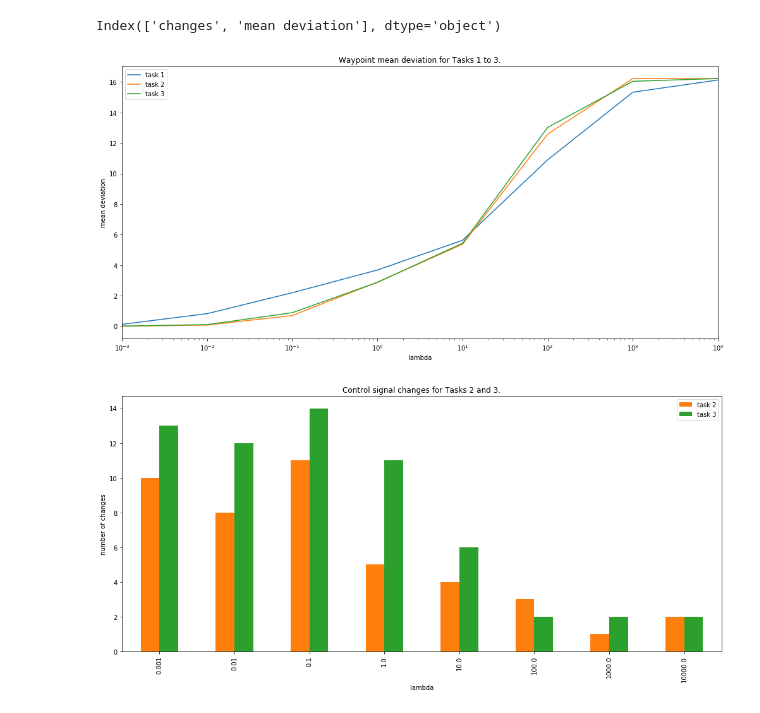
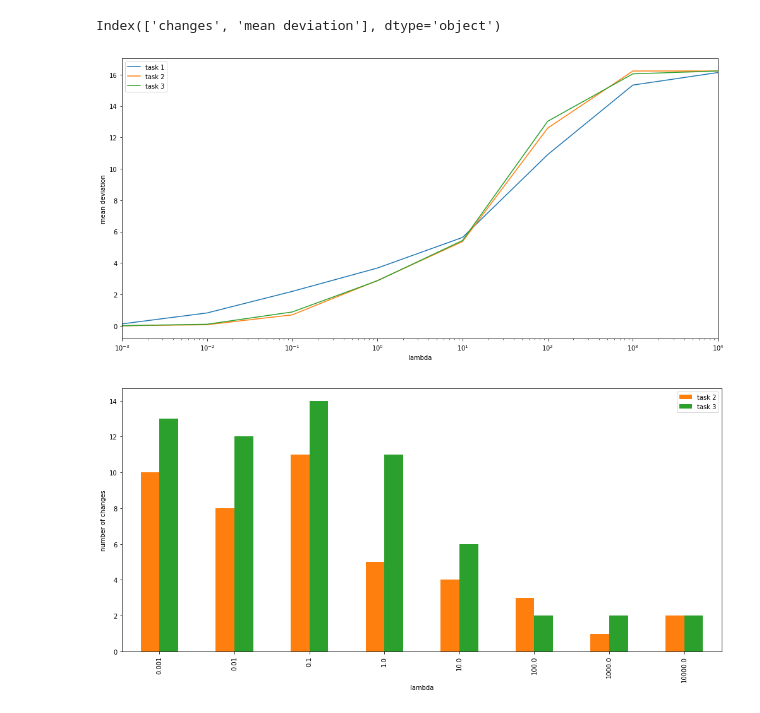
Before and after one commit to mskl/ist-mi-oa77, a Jupyter notebook: part1/notebooks/lambdaviz.ipynb, the cells around one changed output. Cells and saved outputs as stored; diff of their text form; code cells hidden in the pictures.

Commit message:
removed figure labels

```diff
--- a/part1/notebooks/lambdaviz.ipynb
+++ b/part1/notebooks/lambdaviz.ipynb
@@ -60,21 +60,21 @@ cdf.index = pow(10.0, cdf.index)
 # %%
 fig, ax = plt.subplots(figsize=(14, 7))
 mdf.plot(ax=ax, color=["tab:blue", "tab:orange", "tab:green"])
-ax.set_title("Waypoint mean deviation for Tasks 1 to 3.")
+#ax.set_title("Waypoint mean deviation for Tasks 1 to 3.")
 ax.set_ylabel("mean deviation")
 ax.set_xscale("log")
 plt.tight_layout()
 plt.savefig('task_1_2_3_waypoint_mean_dev.pdf')
 plt.show()
 # %% [output]
-[figure, old version]
+[figure, new version]
 # %%
 fig, ax = plt.subplots(figsize=(14, 7))
 cdf[["task 2", "task 3"]].plot(ax=ax, kind="bar", color=["tab:orange", "tab:green"])
-ax.set_title("Control signal changes for Tasks 2 and 3.")
+#ax.set_title("Control signal changes for Tasks 2 and 3.")
 ax.set_ylabel("number of changes")
 plt.tight_layout()
 plt.savefig('task_2_3_signal_changes.pdf')
 plt.show()
 # %% [output]
-[figure, old version]
+[figure, new version]
```
Also changed, not shown: 2 other files.
